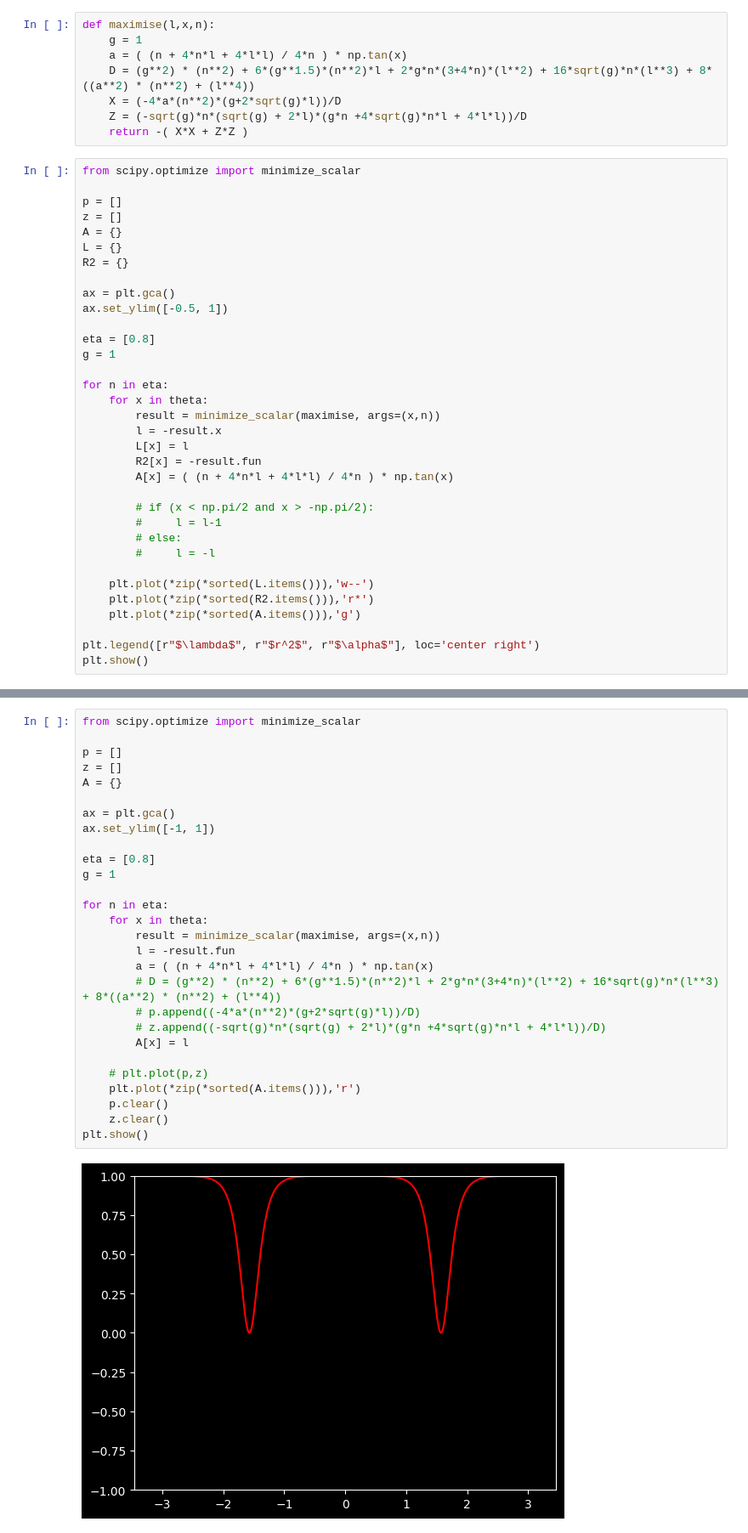
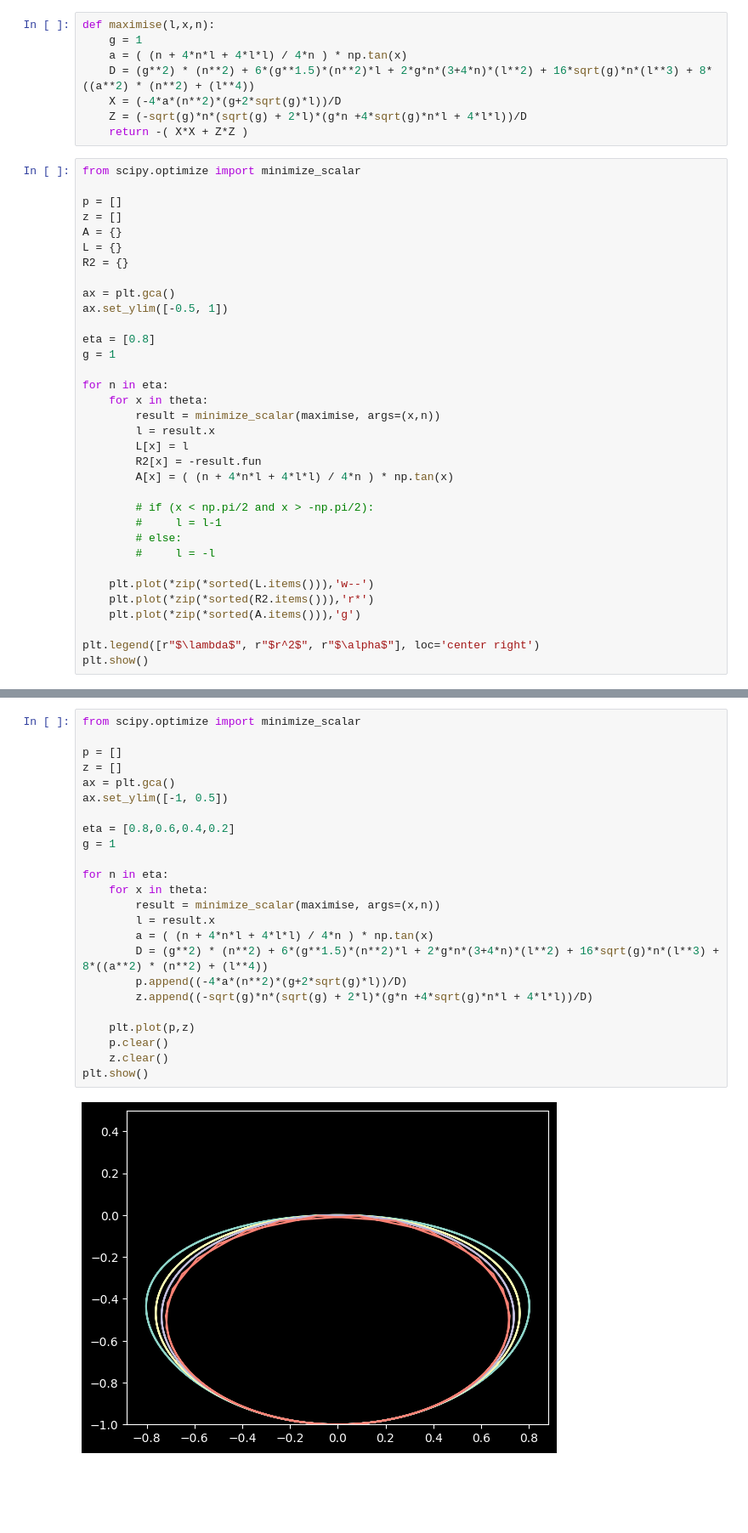
Before and after one commit to vathzen/qmsc-python-project, a Jupyter notebook: Project.ipynb, the cells around one changed output, grey strips where cells are left out. Shown at 85% size. Drawn from its saved outputs; the diff is of its cells as text; blank space fills up the shorter version.

```diff
--- a/Project.ipynb
+++ b/Project.ipynb
@@ -89,7 +89,7 @@ g = 1
 for n in eta:
     for x in theta:
         result = minimize_scalar(maximise, args=(x,n))
-        l = -result.x
+        l = result.x
         L[x] = l
         R2[x] = -result.fun
         A[x] = ( (n + 4*n*l + 4*l*l) / 4*n ) * np.tan(x)
@@ -110,30 +110,26 @@ plt.show()
 # %%
 from scipy.optimize import minimize_scalar
 
 p = []
 z = []
-A = {}
+ax = plt.gca()
+ax.set_ylim([-1, 0.5])
 
-ax = plt.gca()
-ax.set_ylim([-1, 1])
-
-eta = [0.8]
+eta = [0.8,0.6,0.4,0.2]
 g = 1
 
 for n in eta:
     for x in theta:
         result = minimize_scalar(maximise, args=(x,n))
-        l = -result.fun
+        l = result.x
         a = ( (n + 4*n*l + 4*l*l) / 4*n ) * np.tan(x)
-        # D = (g**2) * (n**2) + 6*(g**1.5)*(n**2)*l + 2*g*n*(3+4*n)*(l**2) + 16*sqrt(g)*n*(l**3) + 8*((a**2) * (n**2) + (l**4))
-        # p.append((-4*a*(n**2)*(g+2*sqrt(g)*l))/D)
-        # z.append((-sqrt(g)*n*(sqrt(g) + 2*l)*(g*n +4*sqrt(g)*n*l + 4*l*l))/D)
-        A[x] = l
+        D = (g**2) * (n**2) + 6*(g**1.5)*(n**2)*l + 2*g*n*(3+4*n)*(l**2) + 16*sqrt(g)*n*(l**3) + 8*((a**2) * (n**2) + (l**4))
+        p.append((-4*a*(n**2)*(g+2*sqrt(g)*l))/D)
+        z.append((-sqrt(g)*n*(sqrt(g) + 2*l)*(g*n +4*sqrt(g)*n*l + 4*l*l))/D)
 
-    # plt.plot(p,z)
-    plt.plot(*zip(*sorted(A.items())),'r')
+    plt.plot(p,z)
     p.clear()
     z.clear()
 plt.show()
 # %% [output]
-[figure, old version]
+[figure, new version]
```
Also changed, not shown: parts of 2 cells of this notebook.
